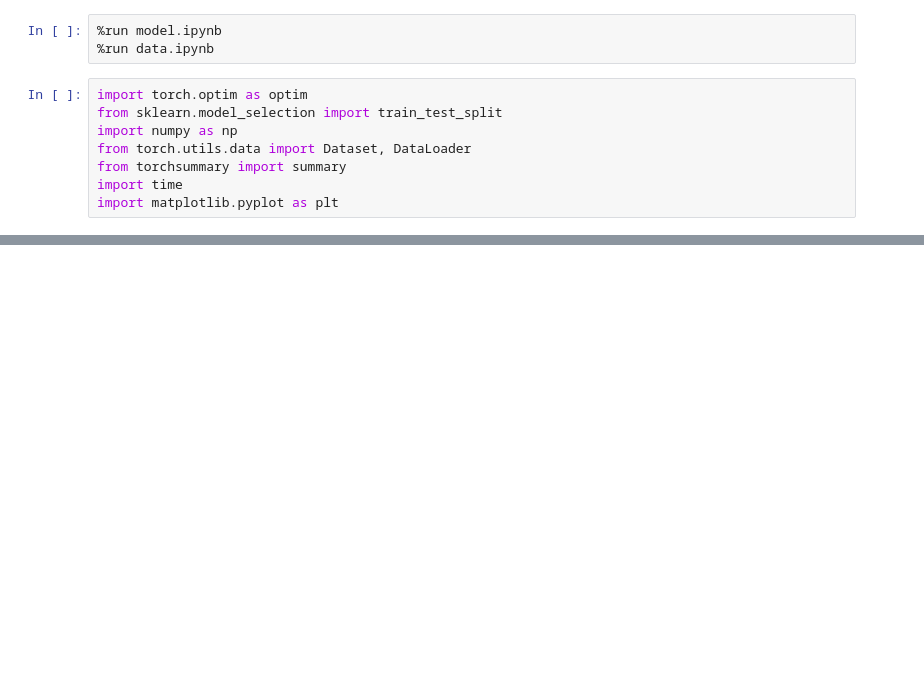
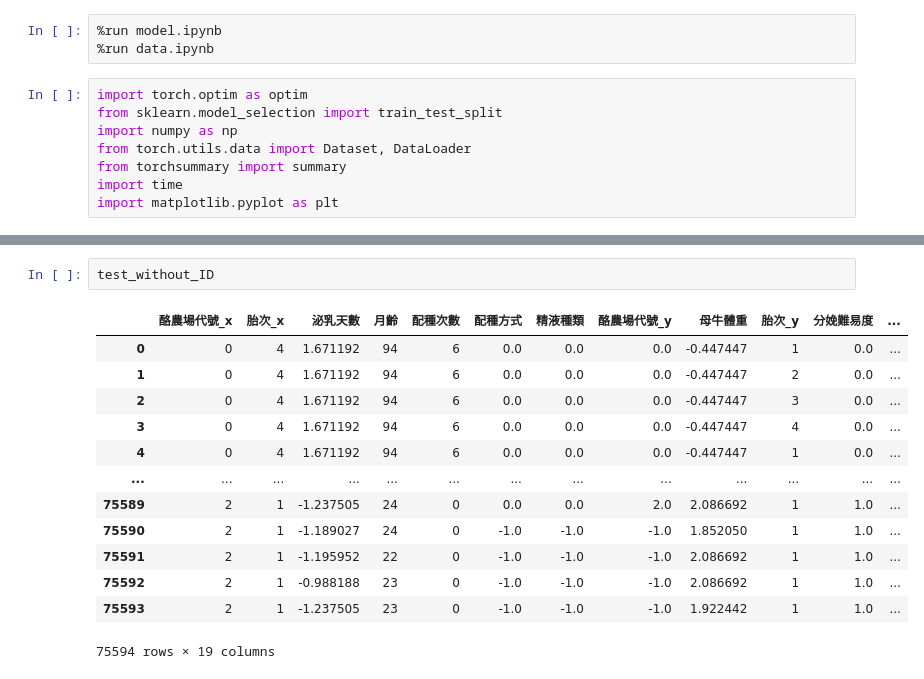
Before and after one commit to kevin879275/DL_FinalProject, a Jupyter notebook: train_pytorch.ipynb, the cells around one changed output, grey strips where cells are left out. Cells and saved outputs as stored; diff of their text form; blank space fills up the shorter version.

```diff
--- a/train_pytorch.ipynb
+++ b/train_pytorch.ipynb
@@ -123,0 +107,16 @@ plt.show()
+# %%
+test_without_ID
+# %% [output]
+|  | 酪農場代號_x | 胎次_x | 泌乳天數 | 月齡 | 配種次數 | 配種方式 | 精液種類 | 酪農場代號_y | 母牛體重 | 胎次_y | 分娩難易度 | ... |
+| 0 | 0 | 4 | 1.671192 | 94 | 6 | 0.0 | 0.0 | 0.0 | -0.447447 | 1 | 0.0 | ... |
+| 1 | 0 | 4 | 1.671192 | 94 | 6 | 0.0 | 0.0 | 0.0 | -0.447447 | 2 | 0.0 | ... |
+| 2 | 0 | 4 | 1.671192 | 94 | 6 | 0.0 | 0.0 | 0.0 | -0.447447 | 3 | 0.0 | ... |
+| 3 | 0 | 4 | 1.671192 | 94 | 6 | 0.0 | 0.0 | 0.0 | -0.447447 | 4 | 0.0 | ... |
+| 4 | 0 | 4 | 1.671192 | 94 | 6 | 0.0 | 0.0 | 0.0 | -0.447447 | 1 | 0.0 | ... |
+| ... | ... | ... | ... | ... | ... | ... | ... | ... | ... | ... | ... | ... |
+| 75589 | 2 | 1 | -1.237505 | 24 | 0 | 0.0 | 0.0 | 2.0 | 2.086692 | 1 | 1.0 | ... |
+| 75590 | 2 | 1 | -1.189027 | 24 | 0 | -1.0 | -1.0 | -1.0 | 1.852050 | 1 | 1.0 | ... |
+| 75591 | 2 | 1 | -1.195952 | 22 | 0 | -1.0 | -1.0 | -1.0 | 2.086692 | 1 | 1.0 | ... |
+| 75592 | 2 | 1 | -0.988188 | 23 | 0 | -1.0 | -1.0 | -1.0 | 2.086692 | 1 | 1.0 | ... |
+| 75593 | 2 | 1 | -1.237505 | 23 | 0 | -1.0 | -1.0 | -1.0 | 1.922442 | 1 | 1.0 | ... |
+75594 rows × 19 columns
```
Also changed, not shown: parts of 18 cells of this notebook, 3 other files.
